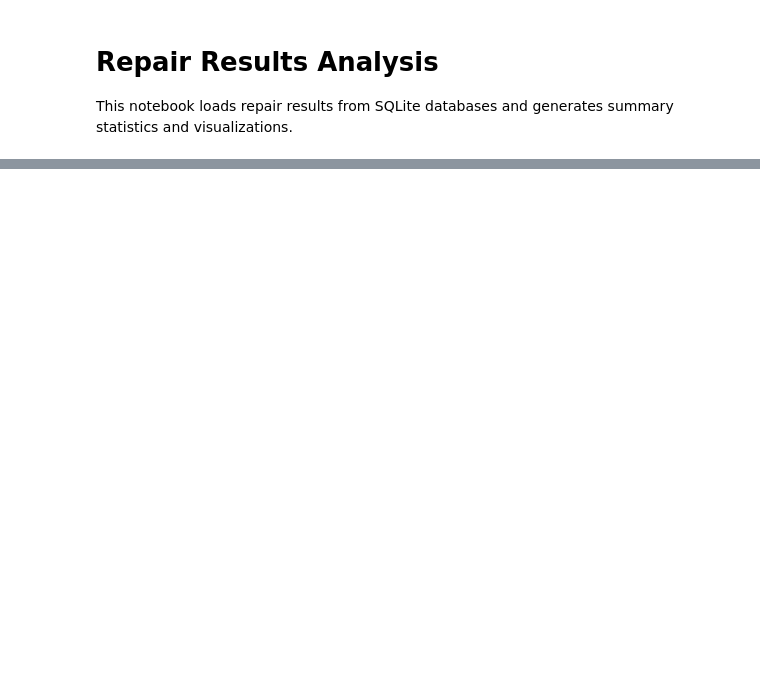
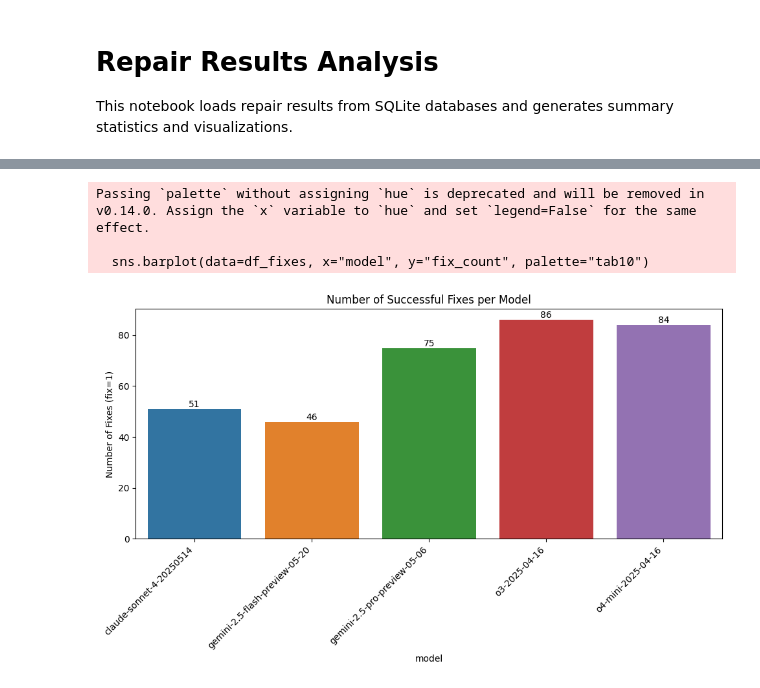
Before and after one commit to Jacksadventure/Grammar_bench, a Jupyter notebook: repair_results_analysis.ipynb, the cells around one changed output, grey strips where cells are left out. Saved outputs shown, nothing was run; the diff lists cells and outputs as text; code cells hidden in the pictures; blank space fills up the shorter version.

```diff
--- a/repair_results_analysis.ipynb
+++ b/repair_results_analysis.ipynb
@@ -119,0 +15,7 @@ The `ci` parameter is deprecated. Use `errorbar='sd'` for the same effect.
+# %%
+sources_dbs = ["repair_results_claude_claude-sonnet-4-20250514_targets.db",
+               "repair_results_gemini_gemini-2.5-flash-preview-05-20_targets.db",
+               "repair_results_gemini_gemini-2.5-pro-preview-05-06_targets.db",
+               "repair_results_openai_o3-2025-04-16_targets.db",
+               "repair_results_openai_o4-mini-2025-04-16_targets.db"
+               ]
@@ -119,0 +40,28 @@ The `ci` parameter is deprecated. Use `errorbar='sd'` for the same effect.
+# %%
+counts = []
+for db_path in sources_dbs:
+    model = os.path.basename(db_path).removeprefix("repair_results_").removesuffix("_targets.db").split("_")[1]
+    conn = sqlite3.connect(db_path)
+    cnt = pd.read_sql(
+        "SELECT COUNT(*) AS fixes FROM repair_results WHERE fix = 1",
+        conn
+    )["fixes"].iloc[0]
+    conn.close()
+    counts.append({"model": model, "fix_count": cnt})
+
+df_fixes = pd.DataFrame(counts)
+
+plt.figure(figsize=(10, 6))
+sns.barplot(data=df_fixes, x="model", y="fix_count", palette="tab10")
+# Annotate fix counts on top of each bar
+for i, v in enumerate(df_fixes['fix_count']):
+    plt.text(i, v, str(v), ha='center', va='bottom')
+plt.xticks(rotation=45, ha="right")
+plt.ylabel("Number of Fixes (fix=1)")
+plt.title("Number of Successful Fixes per Model")
+plt.tight_layout()
+# %% [output]
+Passing `palette` without assigning `hue` is deprecated and will be removed in v0.14.0. Assign the `x` variable to `hue` and set `legend=False` for the same effect.
+
+  sns.barplot(data=df_fixes, x="model", y="fix_count", palette="tab10")
+[figure, added]
```
Also changed, not shown: parts of 13 cells of this notebook, 2 other files.
